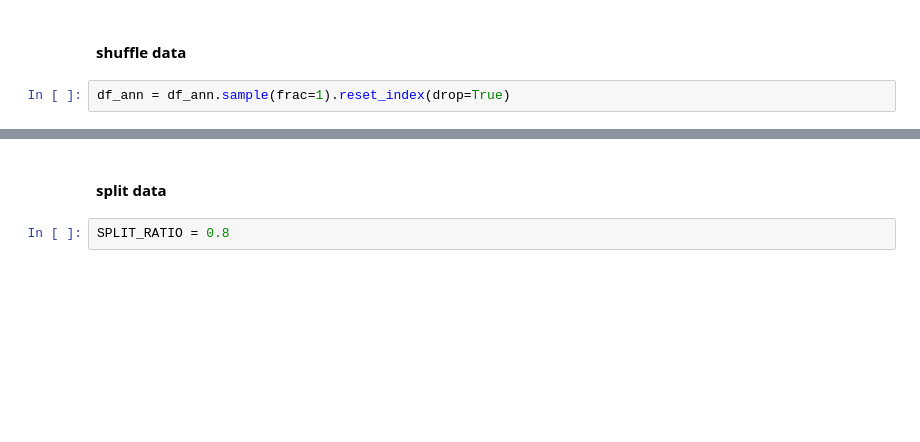
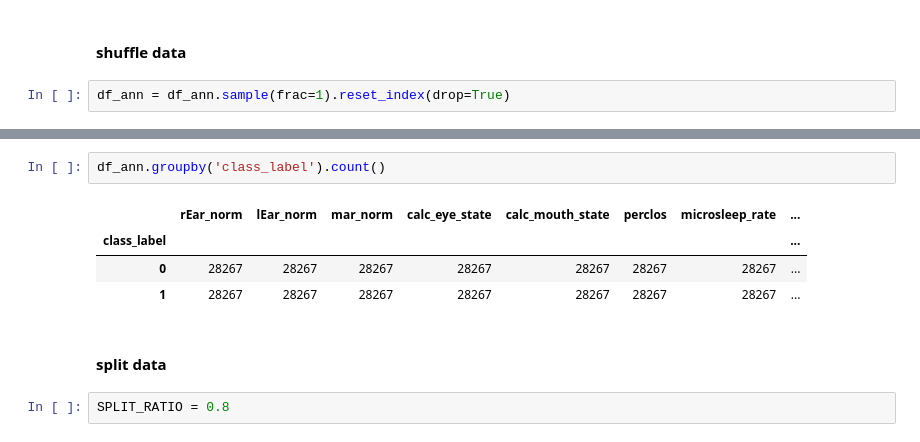
Before and after one commit to Arkoes07/skripsi-machine-learning, a Jupyter notebook: preprocessing.ipynb, the cells around one changed output, grey strips where cells are left out. Drawn from its saved outputs; the diff is of its cells as text; blank space fills up the shorter version.

```diff
--- a/preprocessing.ipynb
+++ b/preprocessing.ipynb
@@ -149,3 +163,10 @@ df_ann.head()
+# %%
+df_ann.groupby('class_label').count()
+# %% [output]
+|  | rEar_norm | lEar_norm | mar_norm | calc_eye_state | calc_mouth_state | perclos | microsleep_rate | ... |
+| class_label |  |  |  |  |  |  |  | ... |
+| 0 | 28267 | 28267 | 28267 | 28267 | 28267 | 28267 | 28267 | ... |
+| 1 | 28267 | 28267 | 28267 | 28267 | 28267 | 28267 | 28267 | ... |
 # %% [markdown]
 #### split data
 # %%
```
Also changed, not shown: parts of 8 cells of this notebook, 4 other files.
